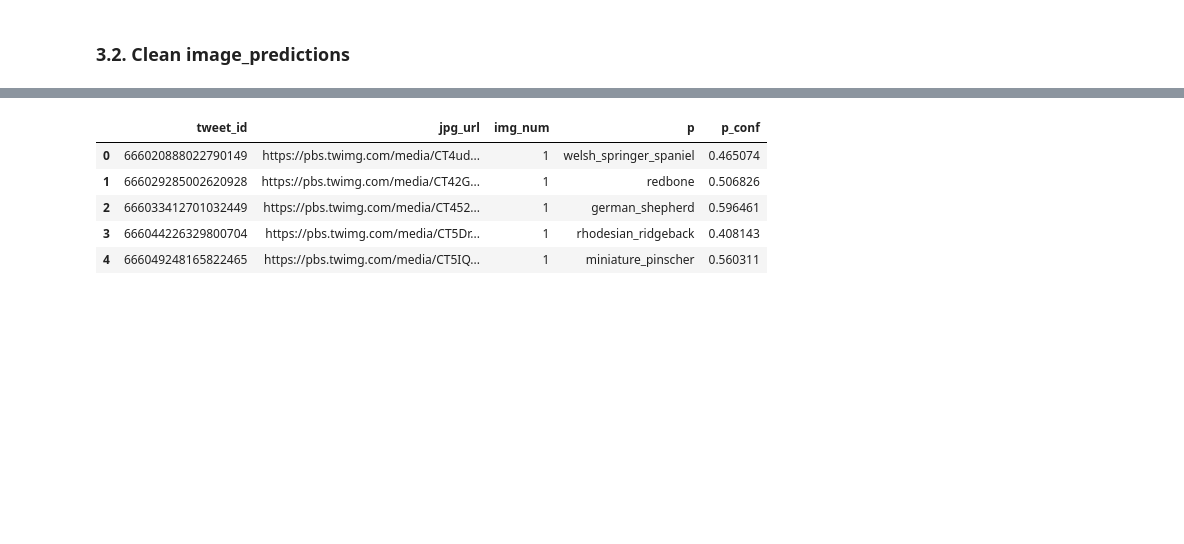
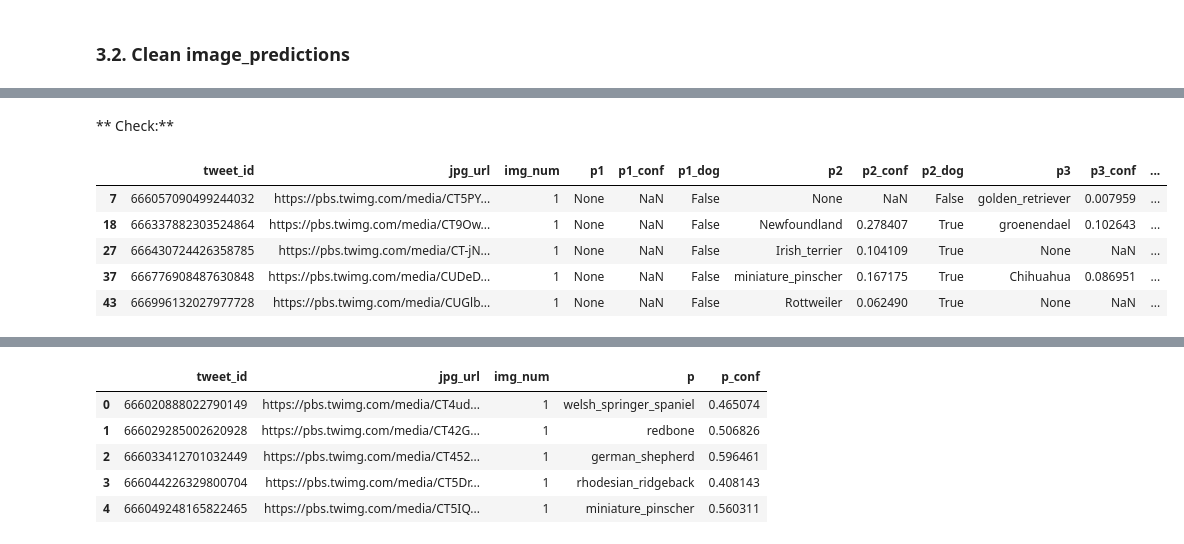
Before and after one commit to mariavechtomova/wrangle_analyse, a Jupyter notebook: wrangle_act.ipynb, the cells around one changed output, grey strips where cells are left out. Saved outputs shown, nothing was run; the diff lists cells and outputs as text; code cells hidden in the pictures; blank space fills up the shorter version.

```diff
--- a/wrangle_act.ipynb
+++ b/wrangle_act.ipynb
@@ -501,0 +617,11 @@ image_predictions1['p'] = image_predictions1['p'].str.lower()
+# %% [markdown]
+** Check:**
+# %%
+image_predictions1[pd.isnull(image_predictions1['p1'])].head()
+# %% [output]
+|  | tweet_id | jpg_url | img_num | p1 | p1_conf | p1_dog | p2 | p2_conf | p2_dog | p3 | p3_conf | ... |
+| 7 | 666057090499244032 | https://pbs.twimg.com/media/CT5PY... | 1 | None | NaN | False | None | NaN | False | golden_retriever | 0.007959 | ... |
+| 18 | 666337882303524864 | https://pbs.twimg.com/media/CT9Ow... | 1 | None | NaN | False | Newfoundland | 0.278407 | True | groenendael | 0.102643 | ... |
+| 27 | 666430724426358785 | https://pbs.twimg.com/media/CT-jN... | 1 | None | NaN | False | Irish_terrier | 0.104109 | True | None | NaN | ... |
+| 37 | 666776908487630848 | https://pbs.twimg.com/media/CUDeD... | 1 | None | NaN | False | miniature_pinscher | 0.167175 | True | Chihuahua | 0.086951 | ... |
+| 43 | 666996132027977728 | https://pbs.twimg.com/media/CUGlb... | 1 | None | NaN | False | Rottweiler | 0.062490 | True | None | NaN | ... |
```
Also changed, not shown: parts of 52 cells of this notebook, 2 other files.
